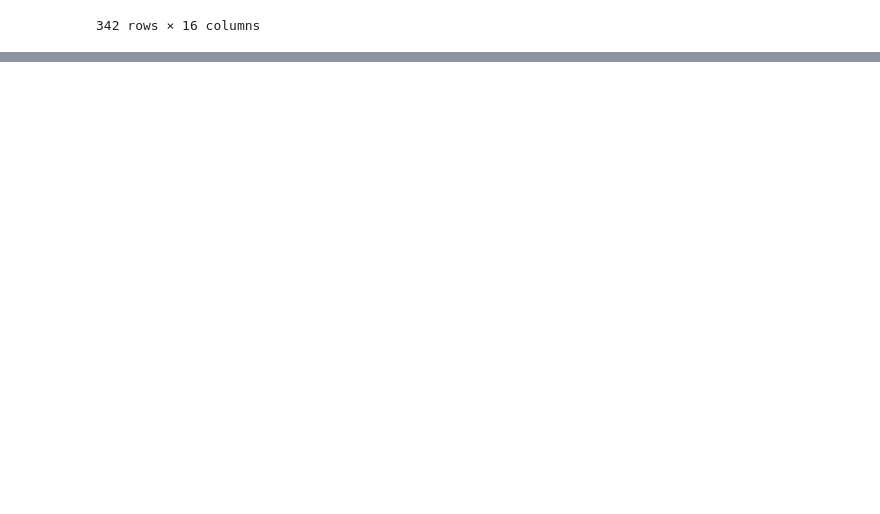
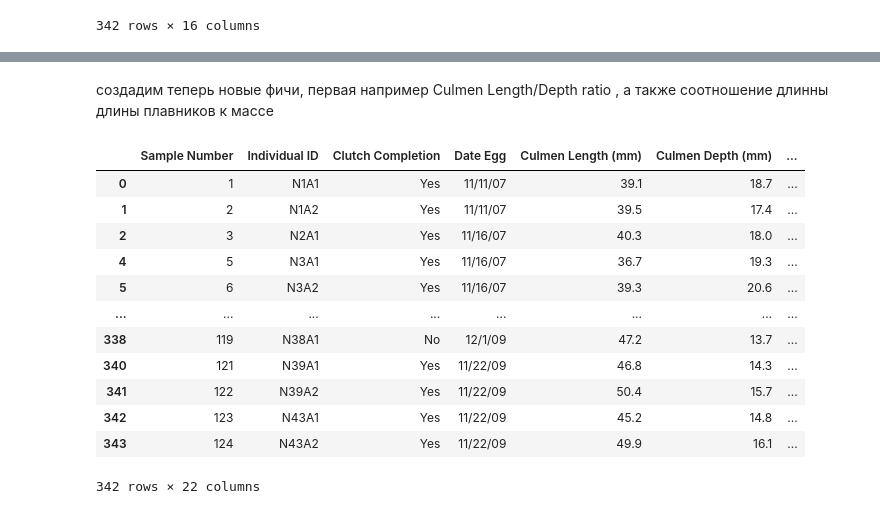
Before and after one commit to DEdVGarage/ml-course-hw, a Jupyter notebook: hw02_EDA/EDA_HW_ML.ipynb, the cells around one changed output, grey strips where cells are left out. Drawn from its saved outputs; the diff is of its cells as text; code cells hidden in the pictures; blank space fills up the shorter version.

```diff
--- a/hw02_EDA/EDA_HW_ML.ipynb
+++ b/hw02_EDA/EDA_HW_ML.ipynb
@@ -210,0 +322,21 @@ df_clean1
+# %% [markdown]
+создадим теперь новые фичи, первая например Culmen Length/Depth ratio , а также соотношение длинны длины плавников к массе
+# %%
+df = df_OH_encoded.assign(C = df_OH_encoded["Culmen Depth (mm)"]/df_OH_encoded["Culmen Depth (mm)"])
+df = df.assign(D = df_OH_encoded["Flipper Length (mm)"]/df_OH_encoded["Body Mass (g)"])
+df = df.rename(columns = {"C":"Culmen Length/Depth ratio", "D":"Flipper Length/Mass ratio"})
+df
+# %% [output]
+|  | Sample Number | Individual ID | Clutch Completion | Date Egg | Culmen Length (mm) | Culmen Depth (mm) | ... |
+| 0 | 1 | N1A1 | Yes | 11/11/07 | 39.1 | 18.7 | ... |
+| 1 | 2 | N1A2 | Yes | 11/11/07 | 39.5 | 17.4 | ... |
+| 2 | 3 | N2A1 | Yes | 11/16/07 | 40.3 | 18.0 | ... |
+| 4 | 5 | N3A1 | Yes | 11/16/07 | 36.7 | 19.3 | ... |
+| 5 | 6 | N3A2 | Yes | 11/16/07 | 39.3 | 20.6 | ... |
+| ... | ... | ... | ... | ... | ... | ... | ... |
+| 338 | 119 | N38A1 | No | 12/1/09 | 47.2 | 13.7 | ... |
+| 340 | 121 | N39A1 | Yes | 11/22/09 | 46.8 | 14.3 | ... |
+| 341 | 122 | N39A2 | Yes | 11/22/09 | 50.4 | 15.7 | ... |
+| 342 | 123 | N43A1 | Yes | 11/22/09 | 45.2 | 14.8 | ... |
+| 343 | 124 | N43A2 | Yes | 11/22/09 | 49.9 | 16.1 | ... |
+342 rows × 22 columns
```
Also changed, not shown: parts of 15 cells of this notebook.
